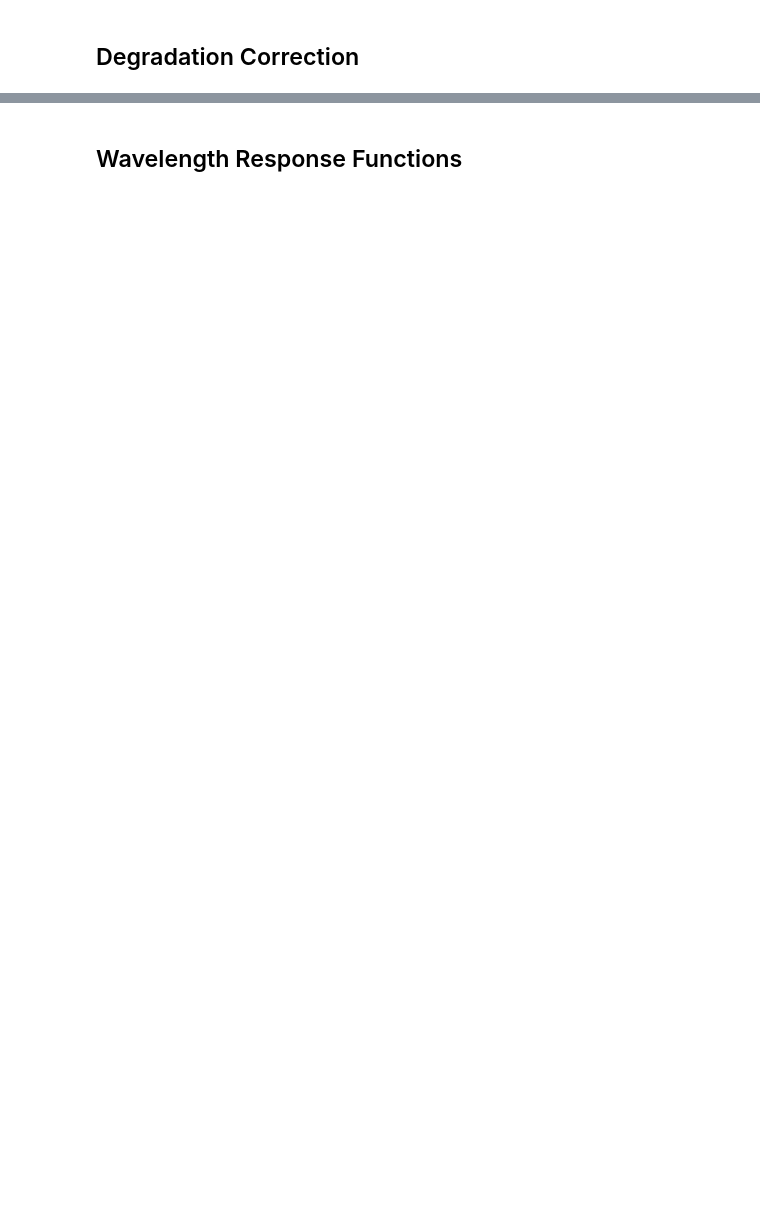
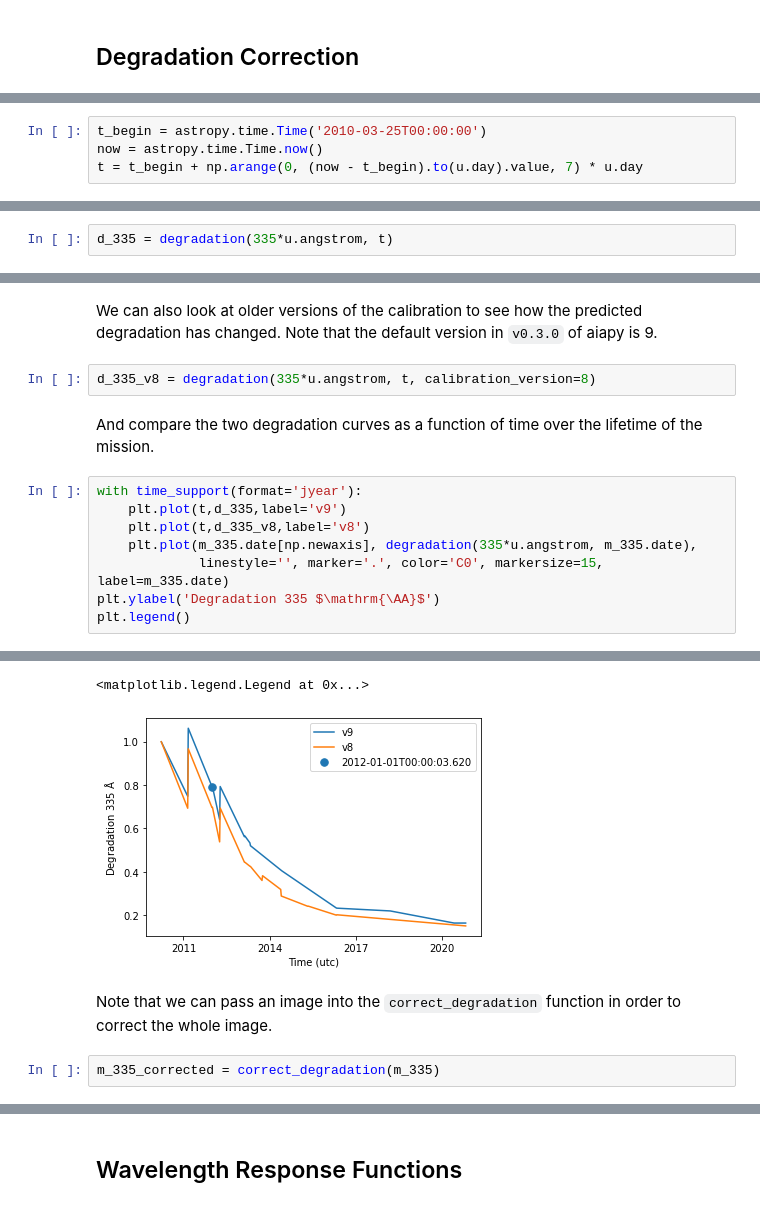
Before and after one commit to sunpy/sunpy.github.io, a Jupyter notebook: posts/2020/2020-07-01-aiapy-demo.ipynb, the cells around one changed output, grey strips where cells are left out. Cells and saved outputs as stored; diff of their text form; blank space fills up the shorter version.

```diff
--- a/posts/2020/2020-07-01-aiapy-demo.ipynb
+++ b/posts/2020/2020-07-01-aiapy-demo.ipynb
@@ -26,0 +128,4 @@ Query an additional image at a later/earlier time to show effect of degradation
+# %%
+t_begin = astropy.time.Time('2010-03-25T00:00:00')
+now = astropy.time.Time.now()
+t = t_begin + np.arange(0, (now - t_begin).to(u.day).value, 7) * u.day
@@ -26,0 +134,2 @@ Query an additional image at a later/earlier time to show effect of degradation
+# %%
+d_335 = degradation(335*u.angstrom, t)
@@ -26,0 +140,15 @@ Query an additional image at a later/earlier time to show effect of degradation
+# %% [markdown]
+We can also look at older versions of the calibration to see how the predicted degradation has changed. Note that the default version in `v0.3.0` of aiapy is 9.
+# %%
+d_335_v8 = degradation(335*u.angstrom, t, calibration_version=8)
+# %% [markdown]
+And compare the two degradation curves as a function of time over the lifetime of the mission.
+# %%
+with time_support(format='jyear'):
+    plt.plot(t,d_335,label='v9')
+    plt.plot(t,d_335_v8,label='v8')
+    plt.plot(m_335.date[np.newaxis], degradation(335*u.angstrom, m_335.date),
+             linestyle='', marker='.', color='C0', markersize=15, label=m_335.date)
+plt.ylabel('Degradation 335 $\mathrm{\AA}$')
+plt.legend()
+# %% [output]
@@ -26,0 +158,6 @@ Query an additional image at a later/earlier time to show effect of degradation
+<matplotlib.legend.Legend at 0x...>
+[figure, added]
+# %% [markdown]
+Note that we can pass an image into the `correct_degradation` function in order to correct the whole image.
+# %%
+m_335_corrected = correct_degradation(m_335)
```
Also changed, not shown: parts of 43 cells of this notebook.
